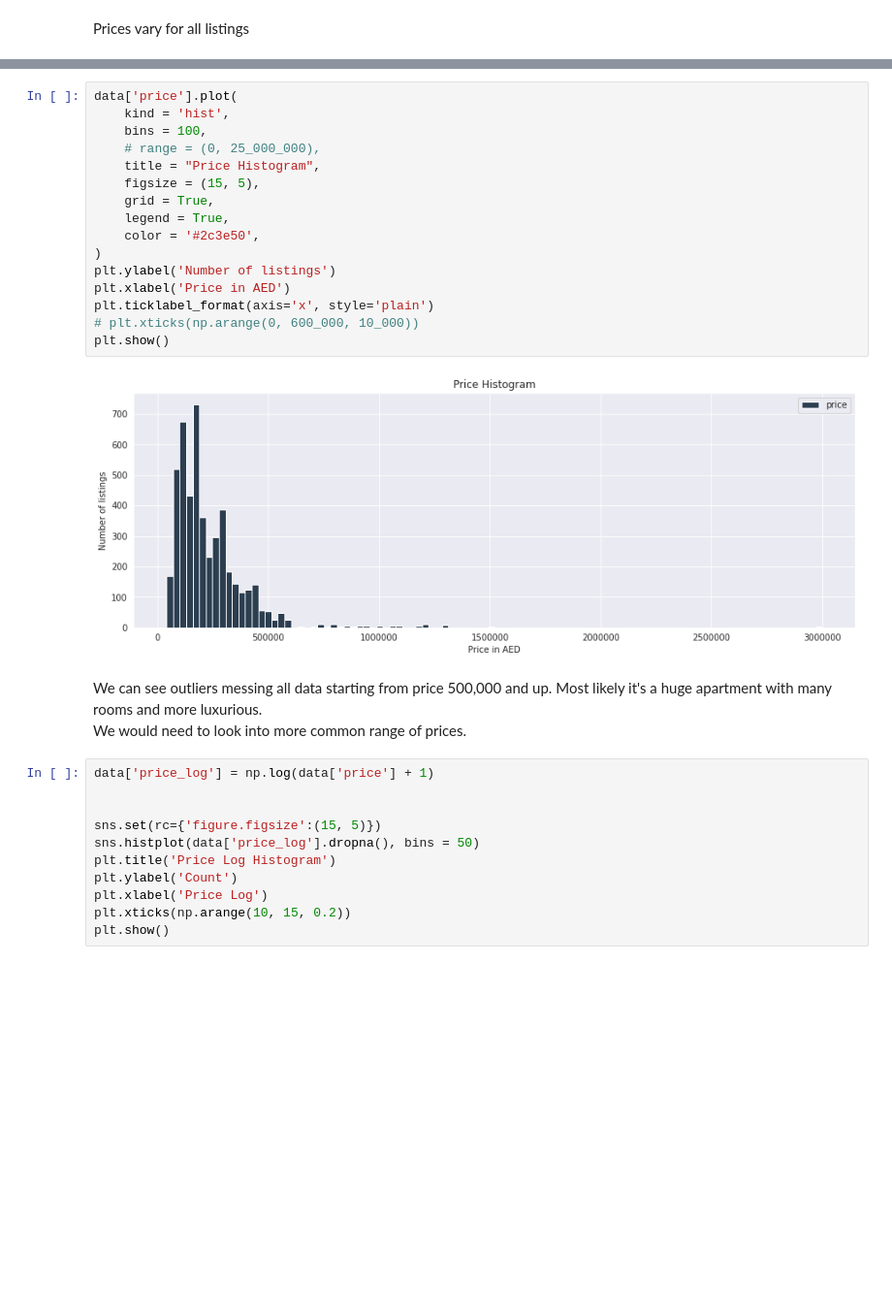
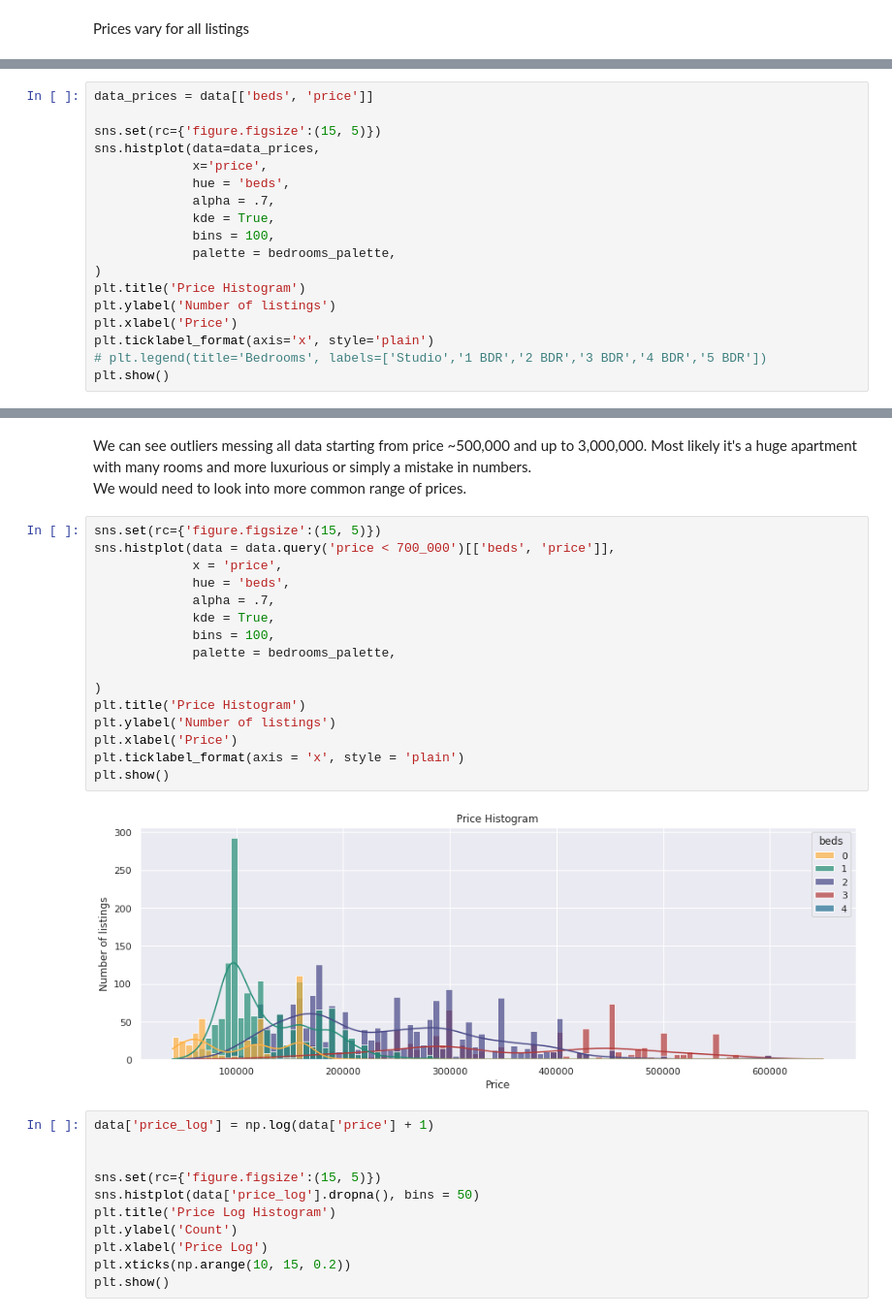
Before and after one commit to imeleges/REMA_Dubai, a Jupyter notebook: bayut_dubai_difc_downtown.ipynb, the cells around one changed output, grey strips where cells are left out. Shown at 97% size. Drawn from its saved outputs; the diff is of its cells as text; blank space fills up the shorter version.

```diff
--- a/bayut_dubai_difc_downtown.ipynb
+++ b/bayut_dubai_difc_downtown.ipynb
@@ -597,0 +611,18 @@ Prices vary for all listings
+# %%
+data_prices = data[['beds', 'price']]
+
+sns.set(rc={'figure.figsize':(15, 5)})
+sns.histplot(data=data_prices,
+             x='price',
+             hue = 'beds',
+             alpha = .7,
+             kde = True,
+             bins = 100,
+             palette = bedrooms_palette,
+)
+plt.title('Price Histogram')
+plt.ylabel('Number of listings')
+plt.xlabel('Price')
+plt.ticklabel_format(axis='x', style='plain')
+# plt.legend(title='Bedrooms', labels=['Studio','1 BDR','2 BDR','3 BDR','4 BDR','5 BDR'])
+plt.show()
@@ -598,24 +631,24 @@ Prices vary for all listings
+# %% [markdown]
+We can see outliers messing all data starting from price ~500,000 and up to 3,000,000. Most likely it's a huge apartment with many rooms and more luxurious or simply a mistake in numbers.
+We would need to look into more common range of prices.
 # %%
-data['price'].plot(
-    kind = 'hist',
-    bins = 100,
-    # range = (0, 25_000_000),
-    title = "Price Histogram",
-    figsize = (15, 5),
-    grid = True,
-    legend = True,
-    color = '#2c3e50',
+sns.set(rc={'figure.figsize':(15, 5)})
+sns.histplot(data = data.query('price < 700_000')[['beds', 'price']],
+             x = 'price',
+             hue = 'beds',
+             alpha = .7,
+             kde = True,
+             bins = 100,
+             palette = bedrooms_palette,
+
 )
+plt.title('Price Histogram')
 plt.ylabel('Number of listings')
-plt.xlabel('Price in AED')
-plt.ticklabel_format(axis='x', style='plain')
-# plt.xticks(np.arange(0, 600_000, 10_000))
+plt.xlabel('Price')
+plt.ticklabel_format(axis = 'x', style = 'plain')
 plt.show()
 # %% [output]
-[figure, old version]
+[figure, new version]
-# %% [markdown]
-We can see outliers messing all data starting from price 500,000 and up. Most likely it's a huge apartment with many rooms and more luxurious.
-We would need to look into more common range of prices.
 # %%
 data['price_log'] = np.log(data['price'] + 1)
 
```
Also changed, not shown: parts of 8 cells of this notebook.
